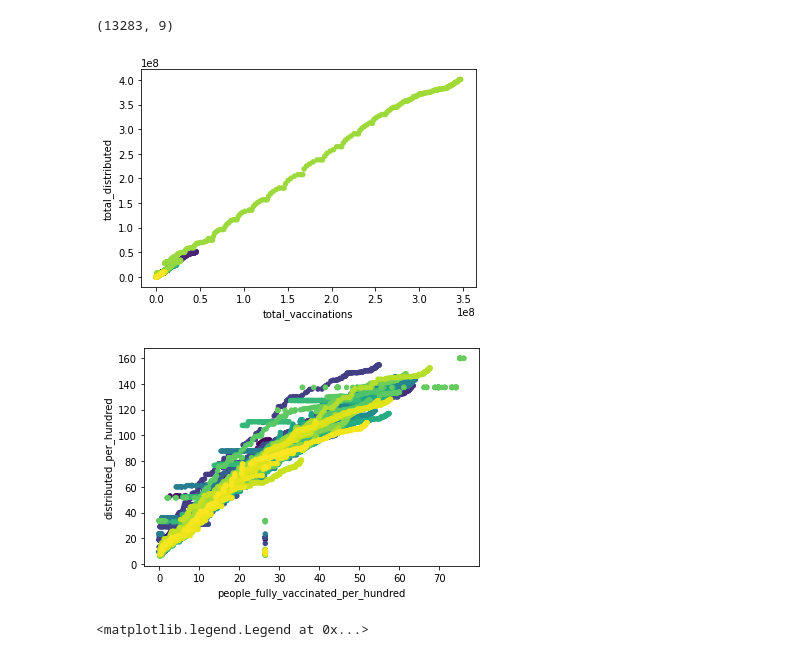
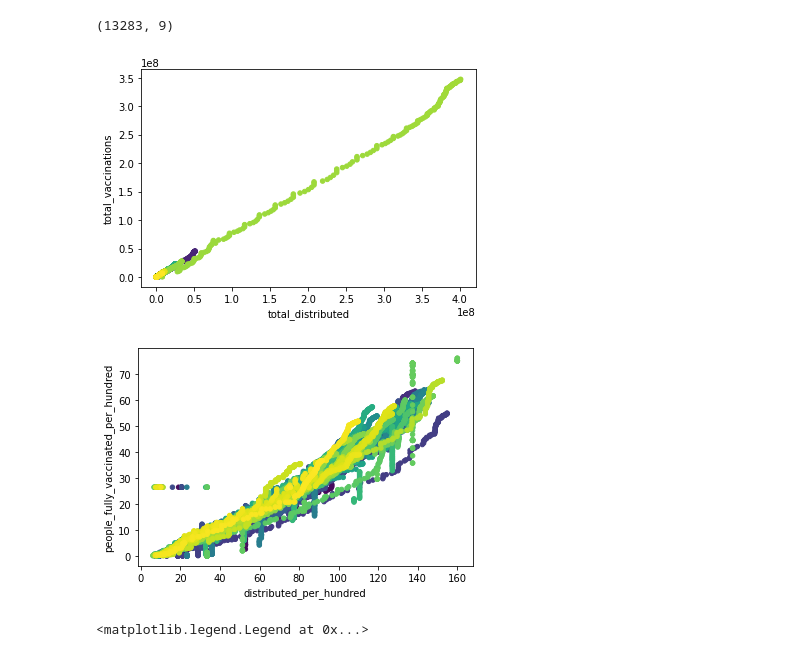
Before and after one commit to Kate5-7-2021/INFO-5502-SU2021, a Jupyter notebook: INFO_5502_Assign8_Develope_Data_Analysis_Project.ipynb, the cells around one changed output. Cells and saved outputs as stored; diff of their text form; code cells hidden in the pictures.

```diff
--- a/INFO_5502_Assign8_Develope_Data_Analysis_Project.ipynb
+++ b/INFO_5502_Assign8_Develope_Data_Analysis_Project.ipynb
@@ -246,17 +246,17 @@ df.shape
 # %%
 #df.boxplot(column=['total_vaccinations','total_distributed','people_vaccinated','people_fully_vaccinated','daily_vaccinations','people_fully_vaccinated_per_hundred','distributed_per_hundred'])
 # %%
-df.plot.scatter('total_vaccinations', 'total_distributed', c=df.index,
+df.plot.scatter('total_distributed','total_vaccinations', c=df.index,
                 cmap=plt.cm.viridis, colorbar=False)
 plt.show()
 # %% [output]
-[figure, old version]
+[figure, new version]
 # %%
-df.plot.scatter('people_fully_vaccinated_per_hundred' , 'distributed_per_hundred', c=df.index,
+df.plot.scatter('distributed_per_hundred','people_fully_vaccinated_per_hundred', c=df.index,
                 cmap=plt.cm.viridis, colorbar=False)
 plt.show()
 # %% [output]
-[figure, old version]
+[figure, new version]
 # %%
 plt.plot(df['total_vaccinations'],label='Total Vaccinations',color='red')
 plt.plot(df['total_distributed'],label='Total Distributed',color='blue')
```
Also changed, not shown: parts of 24 cells of this notebook.
